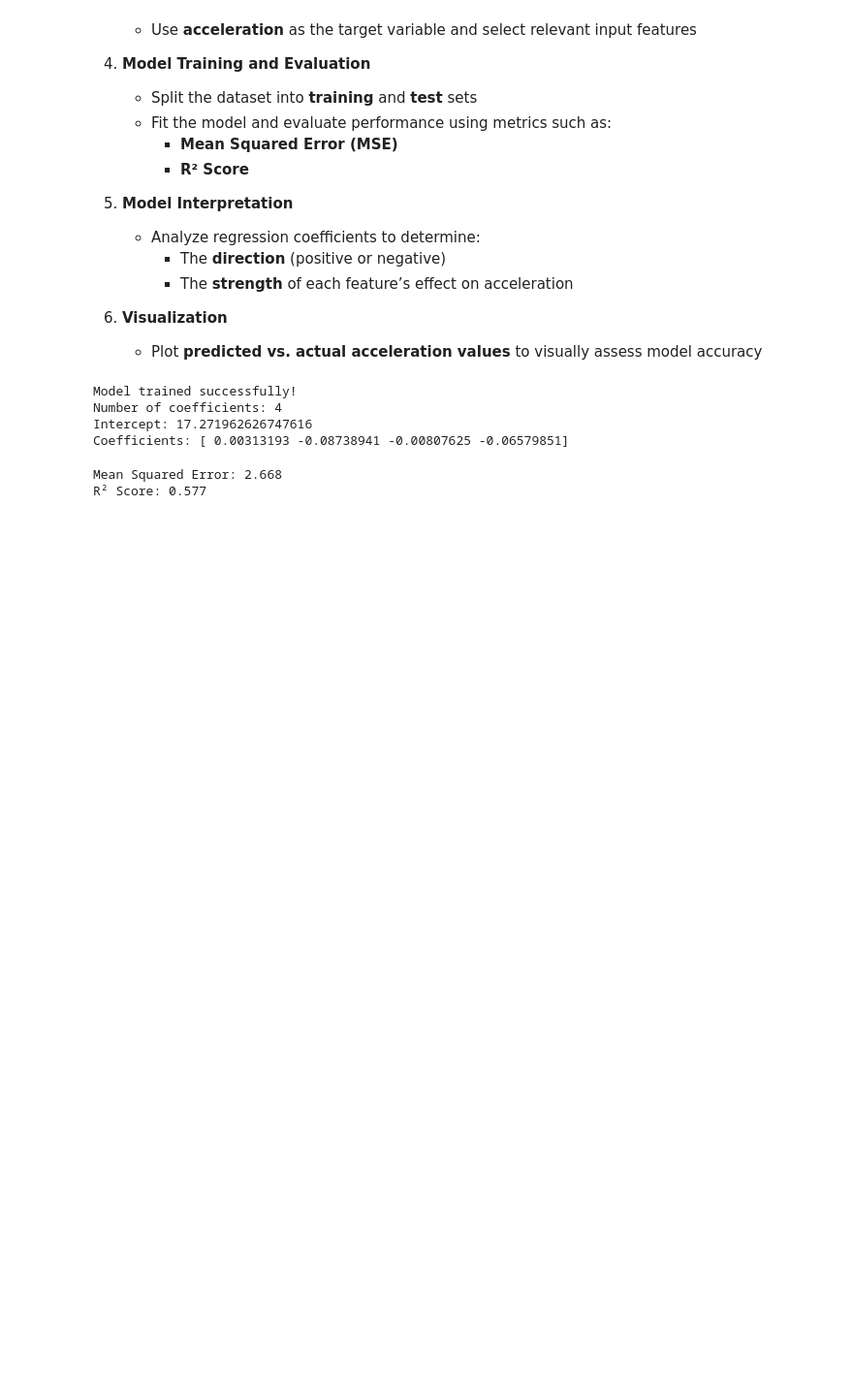
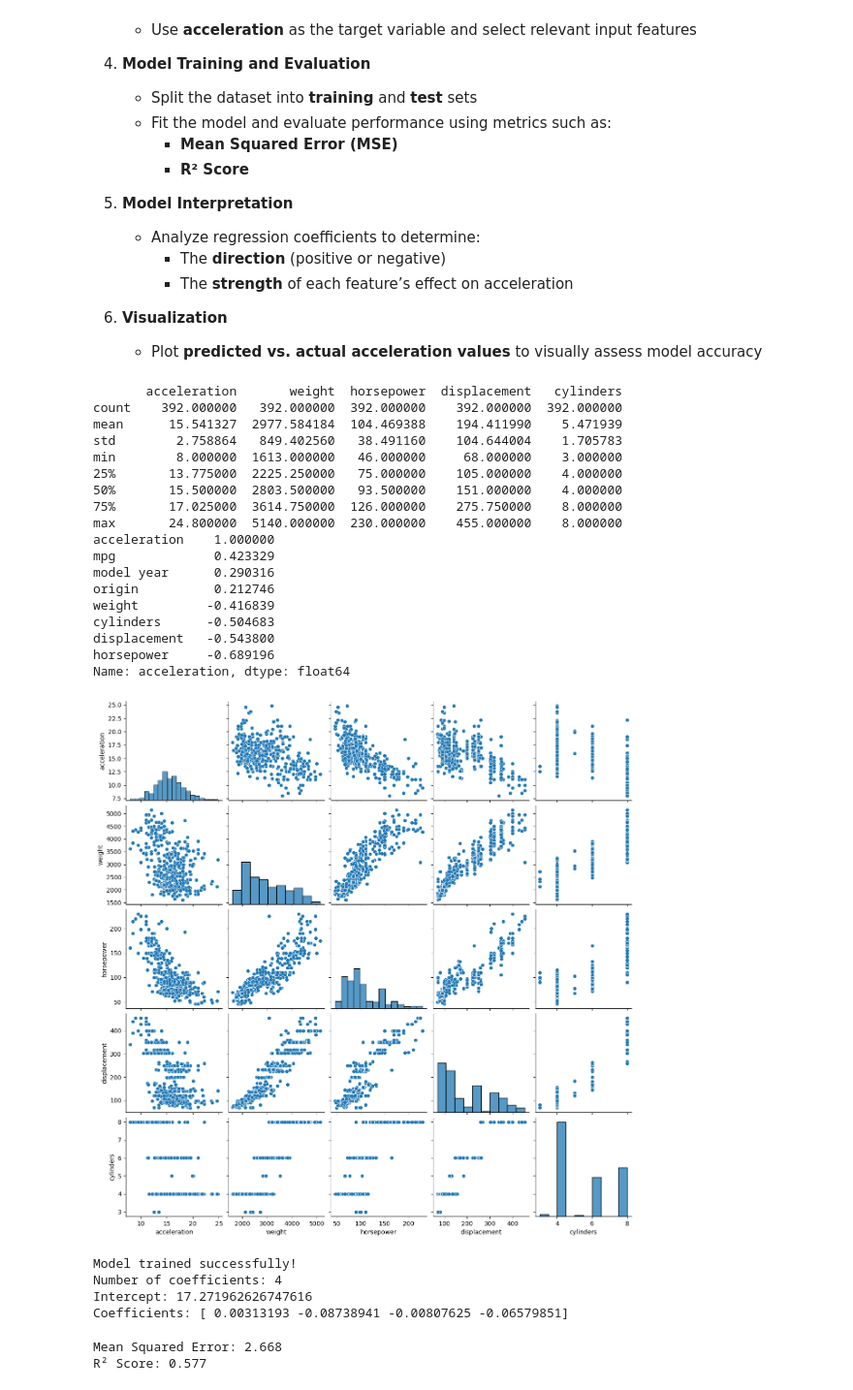
Before and after one commit to DetGrey/cars-machine-learning-project, a Jupyter notebook: regression.ipynb, the cells around one changed output. Shown at 97% size. Drawn from its saved outputs; the diff is of its cells as text; code cells hidden in the pictures; blank space fills up the shorter version.

Commit message:
added seaborn and regression finished

```diff
--- a/regression.ipynb
+++ b/regression.ipynb
@@ -81,6 +81,38 @@ y = df['acceleration']
 
 # Split into training and test data (80/20)
 x_train, x_test, y_train, y_test = train_test_split(x,y,test_size=0.2, random_state=42)
+# %%
+import seaborn as sns
+
+# Summary statistics
+print(df[['acceleration', 'weight', 'horsepower', 'displacement', 'cylinders']].describe())
+
+# Correlation matrix
+print(df.corr(numeric_only=True)['acceleration'].sort_values(ascending=False))
+
+# Visualization
+sns.pairplot(df[['acceleration', 'weight', 'horsepower', 'displacement', 'cylinders']])
+plt.show()
+# %% [output]
+       acceleration       weight  horsepower  displacement   cylinders
+count    392.000000   392.000000  392.000000    392.000000  392.000000
+mean      15.541327  2977.584184  104.469388    194.411990    5.471939
+std        2.758864   849.402560   38.491160    104.644004    1.705783
+min        8.000000  1613.000000   46.000000     68.000000    3.000000
+25%       13.775000  2225.250000   75.000000    105.000000    4.000000
+50%       15.500000  2803.500000   93.500000    151.000000    4.000000
+75%       17.025000  3614.750000  126.000000    275.750000    8.000000
+max       24.800000  5140.000000  230.000000    455.000000    8.000000
+acceleration    1.000000
+mpg             0.423329
+model year      0.290316
+origin          0.212746
+weight         -0.416839
+cylinders      -0.504683
+displacement   -0.543800
+horsepower     -0.689196
+Name: acceleration, dtype: float64
+[figure, added]
 # %%
 # Initialize and train model
 model = LinearRegression()
```
Also changed, not shown: parts of 2 cells of this notebook, 2 other files.
